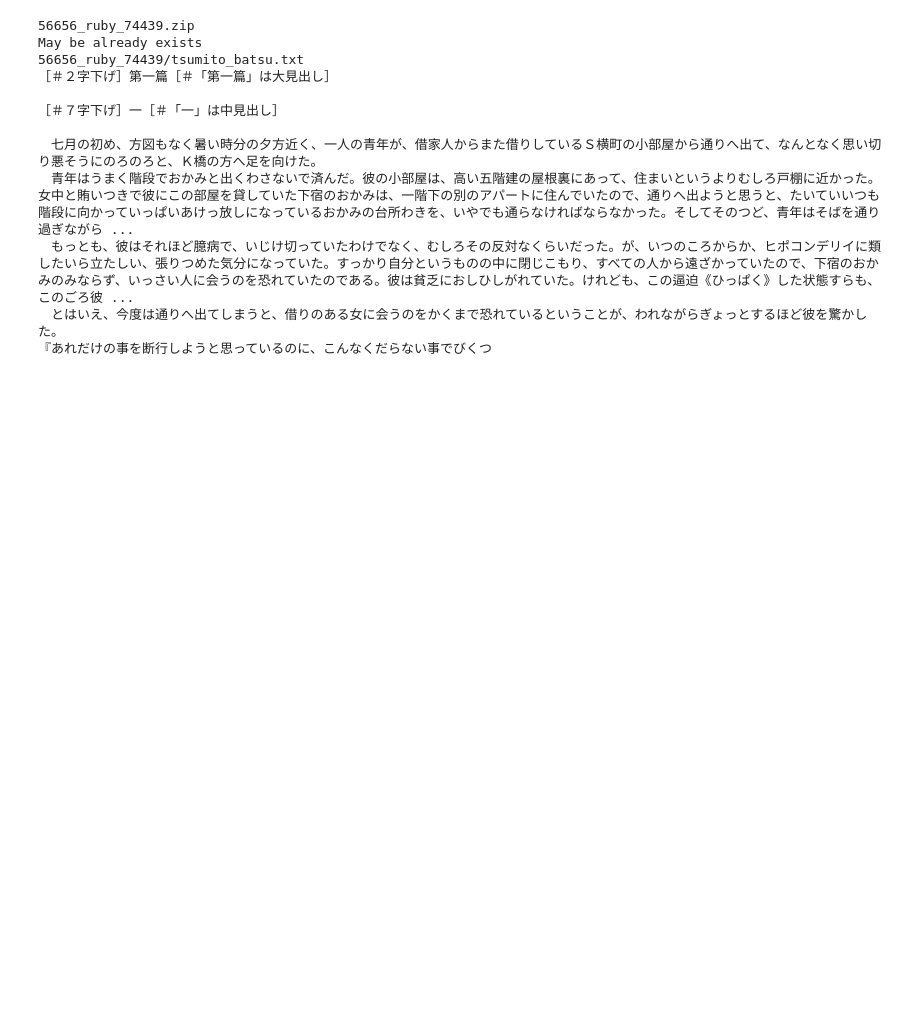
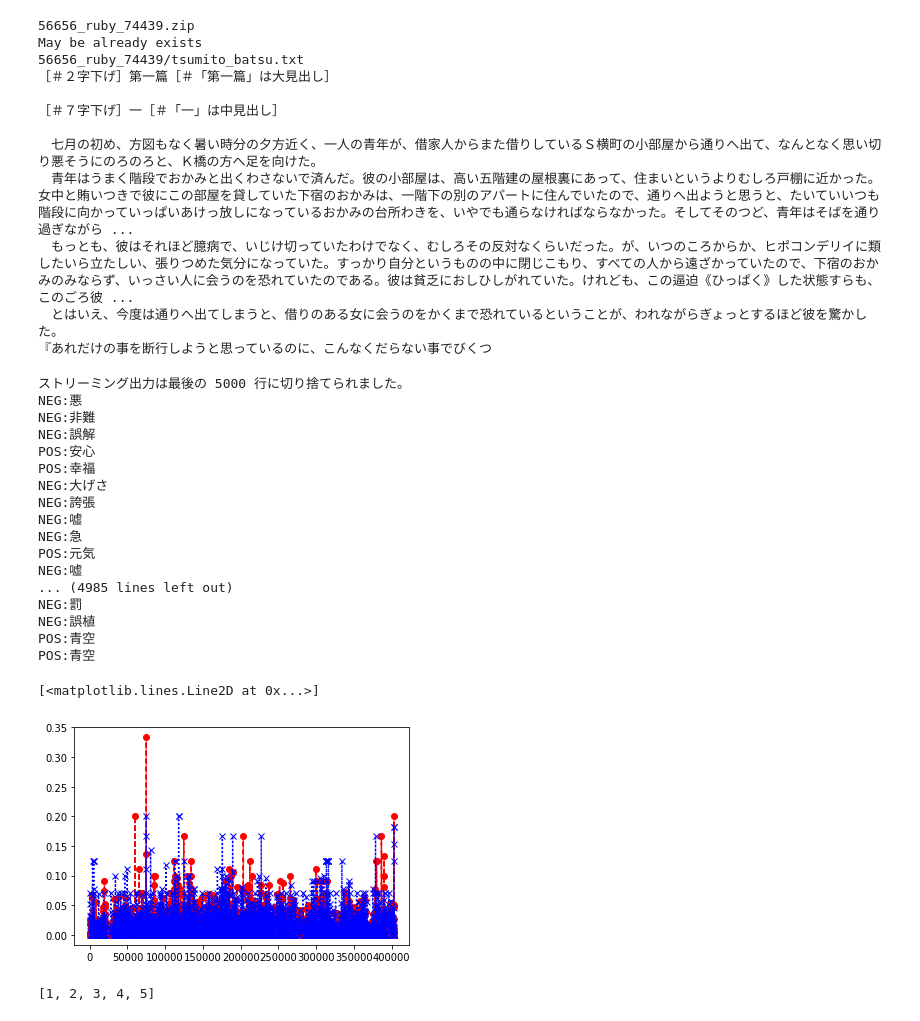
Before and after one commit to yoshi4869/shizenGengo, a Jupyter notebook: shizenGengo.ipynb, the cells around one changed output. Cells and saved outputs as stored; diff of their text form; code cells hidden in the pictures; blank space fills up the shorter version.

```diff
--- a/shizenGengo.ipynb
+++ b/shizenGengo.ipynb
@@ -392,3 +391,67 @@ May be already exists
 　もっとも、彼はそれほど臆病で、いじけ切っていたわけでなく、むしろその反対なくらいだった。が、いつのころからか、ヒポコンデリイに類したいら立たしい、張りつめた気分になっていた。すっかり自分というものの中に閉じこもり、すべての人から遠ざかっていたので、下宿のおかみのみならず、いっさい人に会うのを恐れていたのである。彼は貧乏におしひしがれていた。けれども、この逼迫《ひっぱく》した状態すらも、このごろ彼 ...
 　とはいえ、今度は通りへ出てしまうと、借りのある女に会うのをかくまで恐れているということが、われながらぎょっとするほど彼を驚かした。
 『あれだけの事を断行しようと思っているのに、こんなくだらない事でびくつ
+# %%
+% matplotlib inline
+import matplotlib.pyplot as plt
+# ダウンロードしたいURLを入力する
+ZIP_URL = 'https://www.aozora.gr.jp/cards/000363/files/56656_ruby_74439.zip'
+# 青空文庫からダウンロードする関数を実行
+aozora_dl_text = get_flat_text_from_aozora(ZIP_URL)
+
+# 途中経過を見たい場合以下のコメントを解除
+# 冒頭1000文字を出力
+# print(aozora_dl_text[0:1000])
+
+# 青空文庫のテキストを加工する関数を実行
+flat_text = flatten_aozora(aozora_dl_text)
+
+# 冒頭1000文字を出力
+# print(flat_text[0:1000])
+
+mero_list = flat_text.split('\n')
+
+x = []
+y1 = []
+y2 = []
+
+total_word_count = 0
+
+for mero_str in mero_list:
+  pos_count, neg_count, word_count = np_rate(mero_str)
+
+  if word_count <1:
+    continue
+  y1.append(pos_count/word_count)
+  y2.append(neg_count/word_count)
+  total_word_count += word_count
+  x.append(total_word_count)
+plt.plot(x,y1,marker="o", color = "red", linestyle = "--")
+plt.plot(x,y2,marker="x", color = "blue", linestyle = ":")
+# %% [output]
+ストリーミング出力は最後の 5000 行に切り捨てられました。
+NEG:悪
+NEG:非難
+NEG:誤解
+POS:安心
+POS:幸福
+NEG:大げさ
+NEG:誇張
+NEG:嘘
+NEG:急
+POS:元気
+NEG:嘘
+... (4985 lines left out)
+NEG:罰
+NEG:誤植
+POS:青空
+POS:青空
+[<matplotlib.lines.Line2D at 0x...>]
+[figure, added]
+# %%
+list_a = [1, 2, 3, 4]
+list_a
+list_a.append(5)
+list_a
+# %% [output]
+[1, 2, 3, 4, 5]
```
Also changed, not shown: parts of 4 cells of this notebook.
